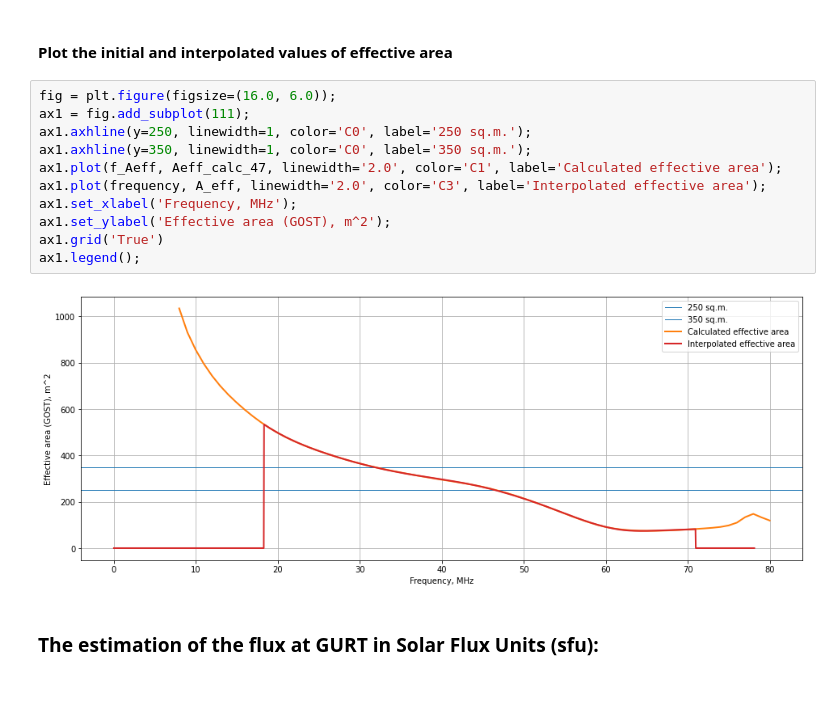
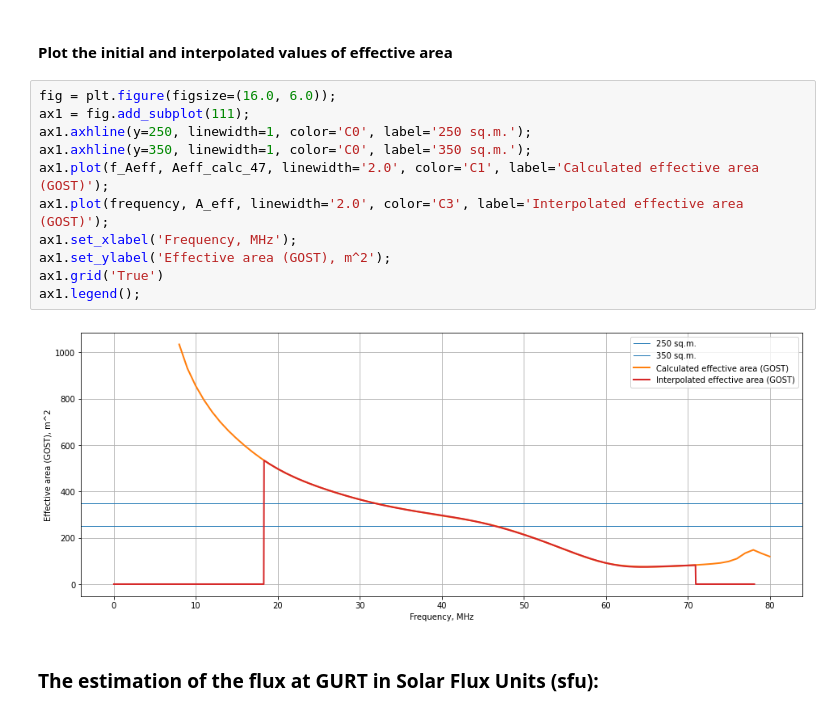
Before and after one commit to serge-yerin/jupyter-radio-astronomy, a Jupyter notebook: Sun_burst_GURT_2020.06.04.ipynb, the cells around one changed output. Drawn from its saved outputs; the diff is of its cells as text.

```diff
--- a/Sun_burst_GURT_2020.06.04.ipynb
+++ b/Sun_burst_GURT_2020.06.04.ipynb
@@ -231,16 +343,16 @@ A_eff[high_cut_channel:] = 0.0000001;
 # %%
 fig = plt.figure(figsize=(16.0, 6.0));
 ax1 = fig.add_subplot(111);
 ax1.axhline(y=250, linewidth=1, color='C0', label='250 sq.m.');
 ax1.axhline(y=350, linewidth=1, color='C0', label='350 sq.m.');
-ax1.plot(f_Aeff, Aeff_calc_47, linewidth='2.0', color='C1', label='Calculated effective area');
-ax1.plot(frequency, A_eff, linewidth='2.0', color='C3', label='Interpolated effective area');
+ax1.plot(f_Aeff, Aeff_calc_47, linewidth='2.0', color='C1', label='Calculated effective area (GOST)');
+ax1.plot(frequency, A_eff, linewidth='2.0', color='C3', label='Interpolated effective area (GOST)');
 ax1.set_xlabel('Frequency, MHz');
 ax1.set_ylabel('Effective area (GOST), m^2');
 ax1.grid('True')
 ax1.legend();
 # %% [output]
-[figure, old version]
+[figure, new version]
 # %% [markdown]
 ### The estimation of the flux at GURT in Solar Flux Units (sfu):
 # %% [markdown]
```
Also changed, not shown: parts of 30 cells of this notebook, 2 other files.
